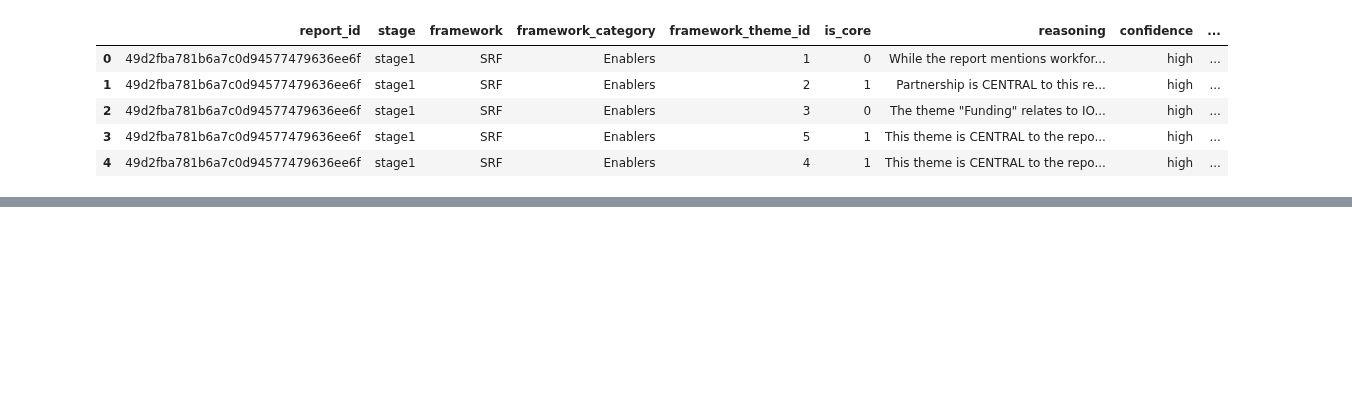
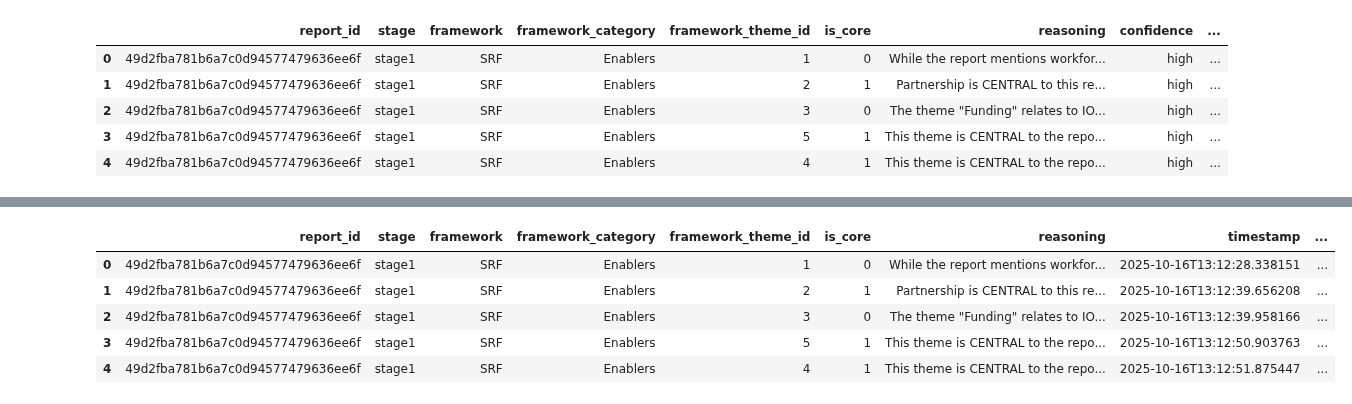
Before and after one commit to franckalbinet/evaluatr, a Jupyter notebook: nbs/tutorials/db_audit.ipynb, the cells around one changed output, grey strips where cells are left out. Cells and saved outputs as stored; diff of their text form; code cells hidden in the pictures; blank space fills up the shorter version.

```diff
--- a/nbs/tutorials/db_audit.ipynb
+++ b/nbs/tutorials/db_audit.ipynb
@@ -123,3 +141,11 @@ get_core_themes('better-migration-management-programme-tmp')
+# %%
+report_names = {
+    '49d2fba781b6a7c0d94577479636ee6f': 'ji-hoa',
+    'e8d9427f4a9094f68e17307faa567d8b': 'pbf-east-darfur',
+    '22cac1c000836253adc445993e101560': 'mental-health-psychosocial',
+    'evaluation-of-iom-accountability-tmp': 'iom-accountability',
+    'better-migration-management-programme-tmp': 'migration-management-bmm'
+}
 # %%
 df.head()
 # %% [output]
@@ -129,3 +155,5 @@ df.head()
 | 2 | 49d2fba781b6a7c0d94577479636ee6f | stage1 | SRF | Enablers | 3 | 0 | The theme "Funding" relates to IO... | high | ... |
 | 3 | 49d2fba781b6a7c0d94577479636ee6f | stage1 | SRF | Enablers | 5 | 1 | This theme is CENTRAL to the repo... | high | ... |
 | 4 | 49d2fba781b6a7c0d94577479636ee6f | stage1 | SRF | Enablers | 4 | 1 | This theme is CENTRAL to the repo... | high | ... |
+# %%
+df['report_name'] = df['report_id'].map(report_names)
@@ -131,0 +169,2 @@ df.head()
+# %%
+df = df.drop(columns=['confidence'])
@@ -131,0 +218,11 @@ df.head()
+# %%
+df['theme_description'] = df.apply(get_theme_description, axis=1)
+# %%
+df.head()
+# %% [output]
+|  | report_id | stage | framework | framework_category | framework_theme_id | is_core | reasoning | timestamp | ... |
+| 0 | 49d2fba781b6a7c0d94577479636ee6f | stage1 | SRF | Enablers | 1 | 0 | While the report mentions workfor... | 2025-10-16T13:12:28.338151 | ... |
+| 1 | 49d2fba781b6a7c0d94577479636ee6f | stage1 | SRF | Enablers | 2 | 1 | Partnership is CENTRAL to this re... | 2025-10-16T13:12:39.656208 | ... |
+| 2 | 49d2fba781b6a7c0d94577479636ee6f | stage1 | SRF | Enablers | 3 | 0 | The theme "Funding" relates to IO... | 2025-10-16T13:12:39.958166 | ... |
+| 3 | 49d2fba781b6a7c0d94577479636ee6f | stage1 | SRF | Enablers | 5 | 1 | This theme is CENTRAL to the repo... | 2025-10-16T13:12:50.903763 | ... |
+| 4 | 49d2fba781b6a7c0d94577479636ee6f | stage1 | SRF | Enablers | 4 | 1 | This theme is CENTRAL to the repo... | 2025-10-16T13:12:51.875447 | ... |
```
Also changed, not shown: parts of 17 cells of this notebook, 9 other files.
